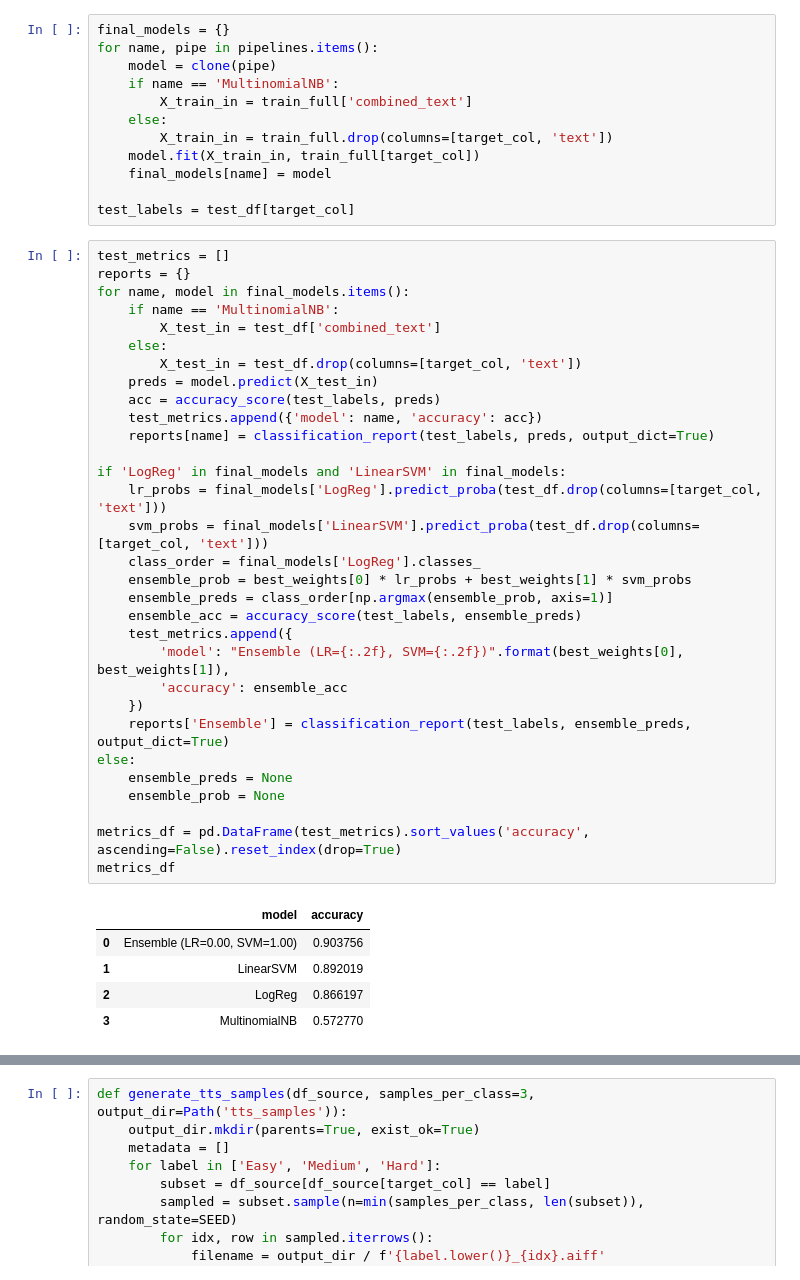
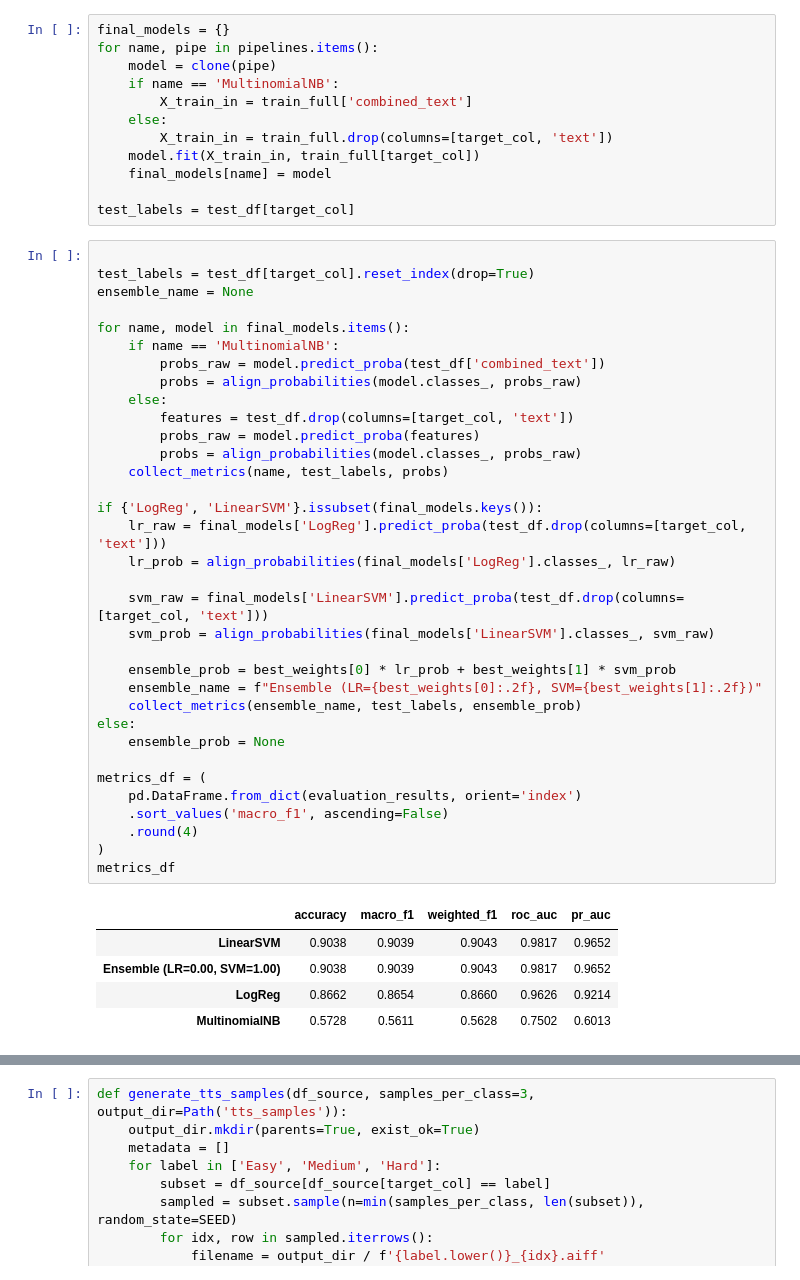
Before and after one commit to GuziiIV/urfu_NLP_project, a Jupyter notebook: bbc_news_classification.ipynb, the cells around one changed output, grey strips where cells are left out. Saved outputs shown, nothing was run; the diff lists cells and outputs as text.

```diff
--- a/bbc_news_classification.ipynb
+++ b/bbc_news_classification.ipynb
@@ -290,40 +342,43 @@ for name, pipe in pipelines.items():
 
 test_labels = test_df[target_col]
 # %%
-test_metrics = []
-reports = {}
+
+test_labels = test_df[target_col].reset_index(drop=True)
+ensemble_name = None
+
 for name, model in final_models.items():
     if name == 'MultinomialNB':
-        X_test_in = test_df['combined_text']
+        probs_raw = model.predict_proba(test_df['combined_text'])
+        probs = align_probabilities(model.classes_, probs_raw)
     else:
-        X_test_in = test_df.drop(columns=[target_col, 'text'])
-    preds = model.predict(X_test_in)
-    acc = accuracy_score(test_labels, preds)
-    test_metrics.append({'model': name, 'accuracy': acc})
-    reports[name] = classification_report(test_labels, preds, output_dict=True)
+        features = test_df.drop(columns=[target_col, 'text'])
+        probs_raw = model.predict_proba(features)
+        probs = align_probabilities(model.classes_, probs_raw)
+    collect_metrics(name, test_labels, probs)
 
-if 'LogReg' in final_models and 'LinearSVM' in final_models:
-    lr_probs = final_models['LogReg'].predict_proba(test_df.drop(columns=[target_col, 'text']))
-    svm_probs = final_models['LinearSVM'].predict_proba(test_df.drop(columns=[target_col, 'text']))
-    class_order = final_models['LogReg'].classes_
-    ensemble_prob = best_weights[0] * lr_probs + best_weights[1] * svm_probs
-    ensemble_preds = class_order[np.argmax(ensemble_prob, axis=1)]
-    ensemble_acc = accuracy_score(test_labels, ensemble_preds)
-    test_metrics.append({
-        'model': "Ensemble (LR={:.2f}, SVM={:.2f})".format(best_weights[0], best_weights[1]),
-        'accuracy': ensemble_acc
-    })
-    reports['Ensemble'] = classification_report(test_labels, ensemble_preds, output_dict=True)
+if {'LogReg', 'LinearSVM'}.issubset(final_models.keys()):
+    lr_raw = final_models['LogReg'].predict_proba(test_df.drop(columns=[target_col, 'text']))
+    lr_prob = align_probabilities(final_models['LogReg'].classes_, lr_raw)
+
+    svm_raw = final_models['LinearSVM'].predict_proba(test_df.drop(columns=[target_col, 'text']))
+    svm_prob = align_probabilities(final_models['LinearSVM'].classes_, svm_raw)
+
+    ensemble_prob = best_weights[0] * lr_prob + best_weights[1] * svm_prob
+    ensemble_name = f"Ensemble (LR={best_weights[0]:.2f}, SVM={best_weights[1]:.2f})"
+    collect_metrics(ensemble_name, test_labels, ensemble_prob)
 else:
-    ensemble_preds = None
     ensemble_prob = None
 
-metrics_df = pd.DataFrame(test_metrics).sort_values('accuracy', ascending=False).reset_index(drop=True)
+metrics_df = (
+    pd.DataFrame.from_dict(evaluation_results, orient='index')
+    .sort_values('macro_f1', ascending=False)
+    .round(4)
+)
 metrics_df
 # %% [output]
-|  | model | accuracy |
-| 0 | Ensemble (LR=0.00, SVM=1.00) | 0.903756 |
-| 1 | LinearSVM | 0.892019 |
-| 2 | LogReg | 0.866197 |
-| 3 | MultinomialNB | 0.572770 |
+|  | accuracy | macro_f1 | weighted_f1 | roc_auc | pr_auc |
+| LinearSVM | 0.9038 | 0.9039 | 0.9043 | 0.9817 | 0.9652 |
+| Ensemble (LR=0.00, SVM=1.00) | 0.9038 | 0.9039 | 0.9043 | 0.9817 | 0.9652 |
+| LogReg | 0.8662 | 0.8654 | 0.8660 | 0.9626 | 0.9214 |
+| MultinomialNB | 0.5728 | 0.5611 | 0.5628 | 0.7502 | 0.6013 |
 # %%
```
Also changed, not shown: parts of 22 cells of this notebook.
